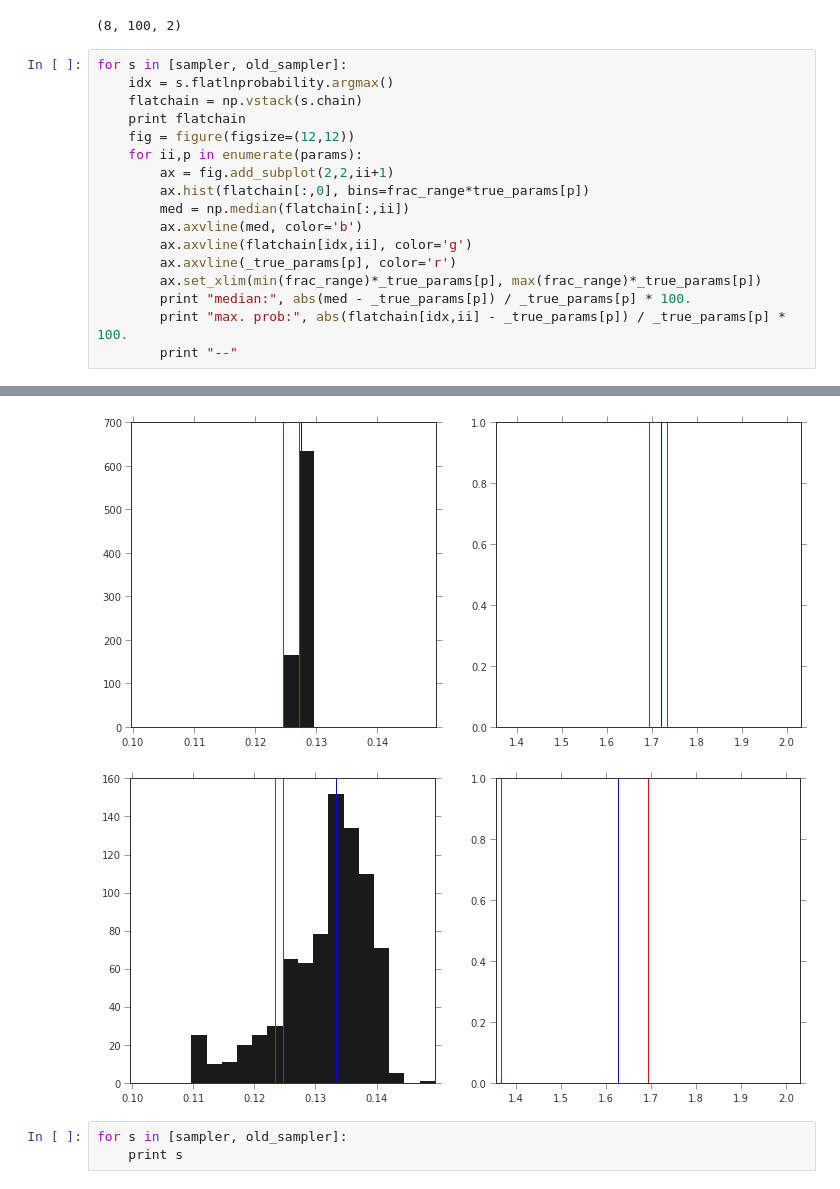
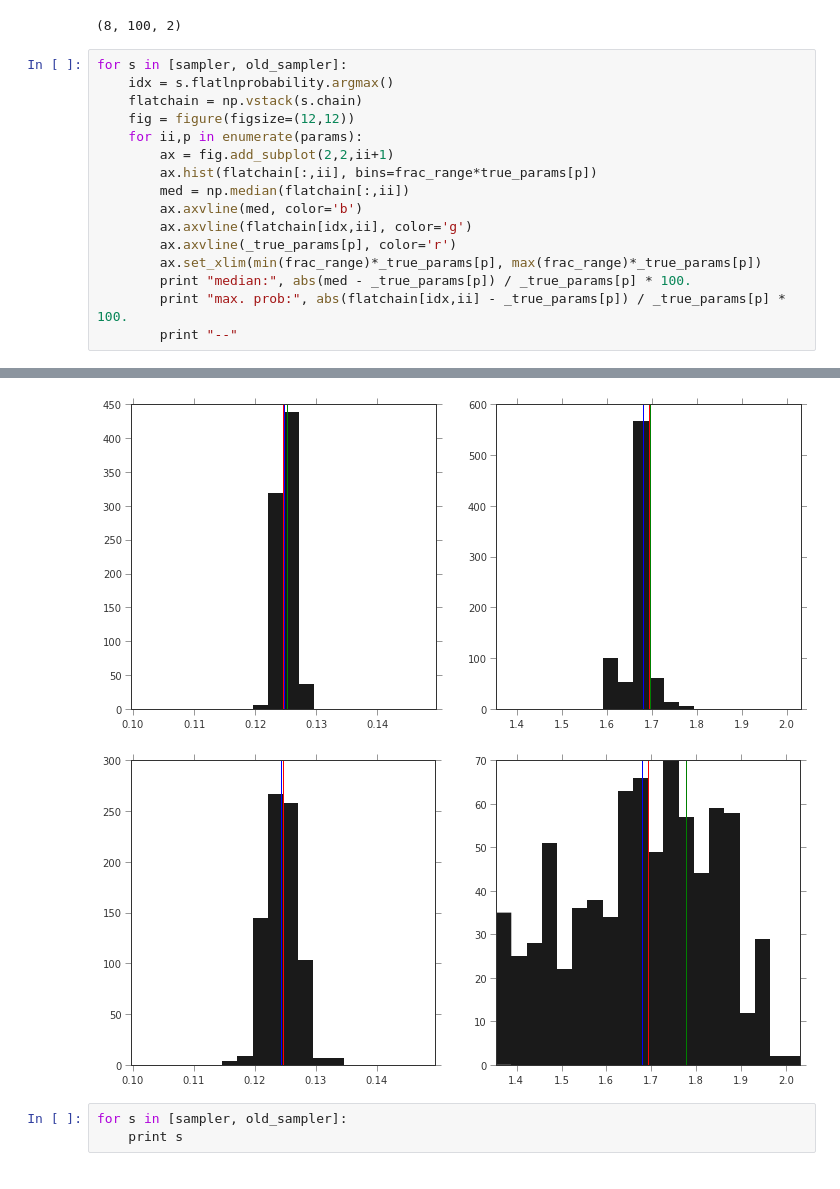
Before and after one commit to adrn/streams, a Jupyter notebook: text/notebooks/Compute covariance matrix.ipynb, the cells around one changed output, grey strips where cells are left out. Saved outputs shown, nothing was run; the diff lists cells and outputs as text.

```diff
--- a/text/notebooks/Compute covariance matrix.ipynb
+++ b/text/notebooks/Compute covariance matrix.ipynb
@@ -189,11 +189,10 @@ sampler.chain.shape
 for s in [sampler, old_sampler]:
     idx = s.flatlnprobability.argmax()
     flatchain = np.vstack(s.chain)
-    print flatchain
     fig = figure(figsize=(12,12))
     for ii,p in enumerate(params):
         ax = fig.add_subplot(2,2,ii+1)
-        ax.hist(flatchain[:,0], bins=frac_range*true_params[p])
+        ax.hist(flatchain[:,ii], bins=frac_range*true_params[p])
         med = np.median(flatchain[:,ii])
         ax.axvline(med, color='b')
         ax.axvline(flatchain[idx,ii], color='g')
@@ -223,5 +217,5 @@ max. prob: 19.2451079237
-[figure, old version]
+[figure, new version]
-[figure, old version]
+[figure, new version]
 # %%
 for s in [sampler, old_sampler]:
     print s
```
Also changed, not shown: parts of 8 cells of this notebook, 1 other file.
